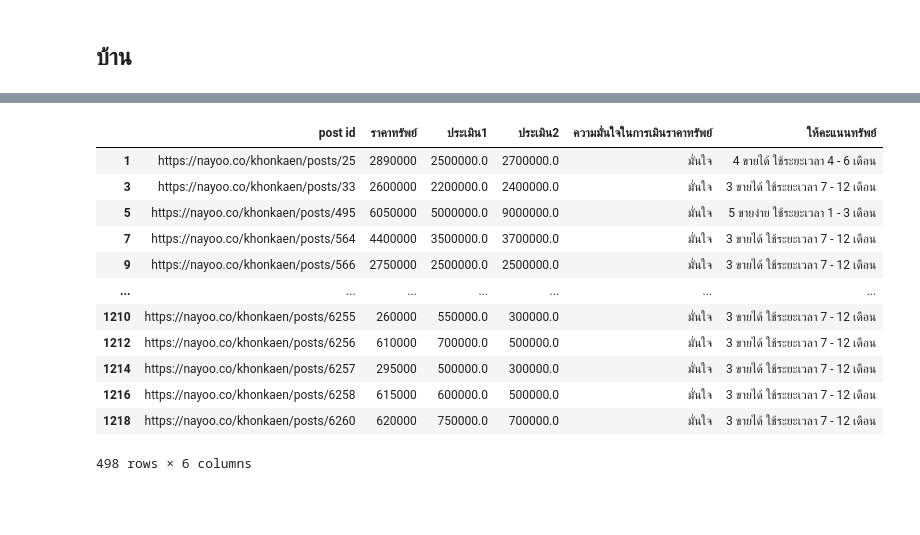
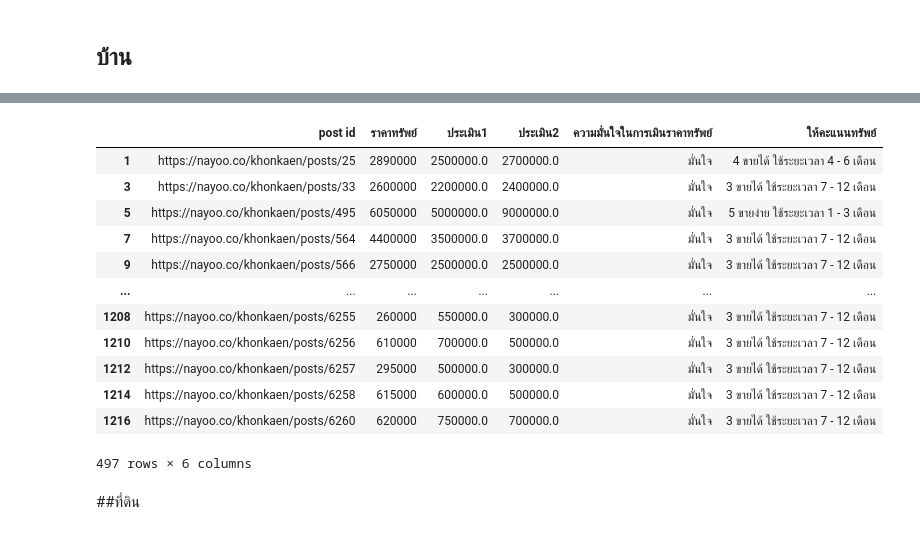
Before and after one commit to Pittawas6330210206/bsc_dpdm22, a Jupyter notebook: HW3.ipynb, the cells around one changed output, grey strips where cells are left out. Drawn from its saved outputs; the diff is of its cells as text; code cells hidden in the pictures; blank space fills up the shorter version.

```diff
--- a/HW3.ipynb
+++ b/HW3.ipynb
@@ -525,17 +544,19 @@ matplotlib.rcParams['figure.figsize']=[20,20]
 # %%
-homeviz = id2_d[['post id','ราคาทรัพย์','ประเมิน1','ประเมิน2','ความมั่นใจในการเมินราคาทรัพย์','ให้คะแนนทรัพย์']]
+homeviz = id2_d1[['post id','ราคาทรัพย์','ประเมิน1','ประเมิน2','ความมั่นใจในการเมินราคาทรัพย์','ให้คะแนนทรัพย์']]
 homeviz
 # %% [output]
 |  | post id | ราคาทรัพย์ | ประเมิน1 | ประเมิน2 | ความมั่นใจในการเมินราคาทรัพย์ | ให้คะแนนทรัพย์ |
 | 1 | https://nayoo.co/khonkaen/posts/25 | 2890000 | 2500000.0 | 2700000.0 | มั่นใจ | 4 ขายได้ ใช้ระยะเวลา 4 - 6 เดือน |
 | 3 | https://nayoo.co/khonkaen/posts/33 | 2600000 | 2200000.0 | 2400000.0 | มั่นใจ | 3 ขายได้ ใช้ระยะเวลา 7 - 12 เดือน |
 | 5 | https://nayoo.co/khonkaen/posts/495 | 6050000 | 5000000.0 | 9000000.0 | มั่นใจ | 5 ขายง่าย ใช้ระยะเวลา 1 - 3 เดือน |
 | 7 | https://nayoo.co/khonkaen/posts/564 | 4400000 | 3500000.0 | 3700000.0 | มั่นใจ | 3 ขายได้ ใช้ระยะเวลา 7 - 12 เดือน |
 | 9 | https://nayoo.co/khonkaen/posts/566 | 2750000 | 2500000.0 | 2500000.0 | มั่นใจ | 3 ขายได้ ใช้ระยะเวลา 7 - 12 เดือน |
 | ... | ... | ... | ... | ... | ... | ... |
-| 1210 | https://nayoo.co/khonkaen/posts/6255 | 260000 | 550000.0 | 300000.0 | มั่นใจ | 3 ขายได้ ใช้ระยะเวลา 7 - 12 เดือน |
-| 1212 | https://nayoo.co/khonkaen/posts/6256 | 610000 | 700000.0 | 500000.0 | มั่นใจ | 3 ขายได้ ใช้ระยะเวลา 7 - 12 เดือน |
-| 1214 | https://nayoo.co/khonkaen/posts/6257 | 295000 | 500000.0 | 300000.0 | มั่นใจ | 3 ขายได้ ใช้ระยะเวลา 7 - 12 เดือน |
-| 1216 | https://nayoo.co/khonkaen/posts/6258 | 615000 | 600000.0 | 500000.0 | มั่นใจ | 3 ขายได้ ใช้ระยะเวลา 7 - 12 เดือน |
-| 1218 | https://nayoo.co/khonkaen/posts/6260 | 620000 | 750000.0 | 700000.0 | มั่นใจ | 3 ขายได้ ใช้ระยะเวลา 7 - 12 เดือน |
+| 1208 | https://nayoo.co/khonkaen/posts/6255 | 260000 | 550000.0 | 300000.0 | มั่นใจ | 3 ขายได้ ใช้ระยะเวลา 7 - 12 เดือน |
+| 1210 | https://nayoo.co/khonkaen/posts/6256 | 610000 | 700000.0 | 500000.0 | มั่นใจ | 3 ขายได้ ใช้ระยะเวลา 7 - 12 เดือน |
+| 1212 | https://nayoo.co/khonkaen/posts/6257 | 295000 | 500000.0 | 300000.0 | มั่นใจ | 3 ขายได้ ใช้ระยะเวลา 7 - 12 เดือน |
+| 1214 | https://nayoo.co/khonkaen/posts/6258 | 615000 | 600000.0 | 500000.0 | มั่นใจ | 3 ขายได้ ใช้ระยะเวลา 7 - 12 เดือน |
+| 1216 | https://nayoo.co/khonkaen/posts/6260 | 620000 | 750000.0 | 700000.0 | มั่นใจ | 3 ขายได้ ใช้ระยะเวลา 7 - 12 เดือน |
-498 rows × 6 columns
+497 rows × 6 columns
+# %% [markdown]
+##ที่ดิน
```
Also changed, not shown: parts of 21 cells of this notebook.
